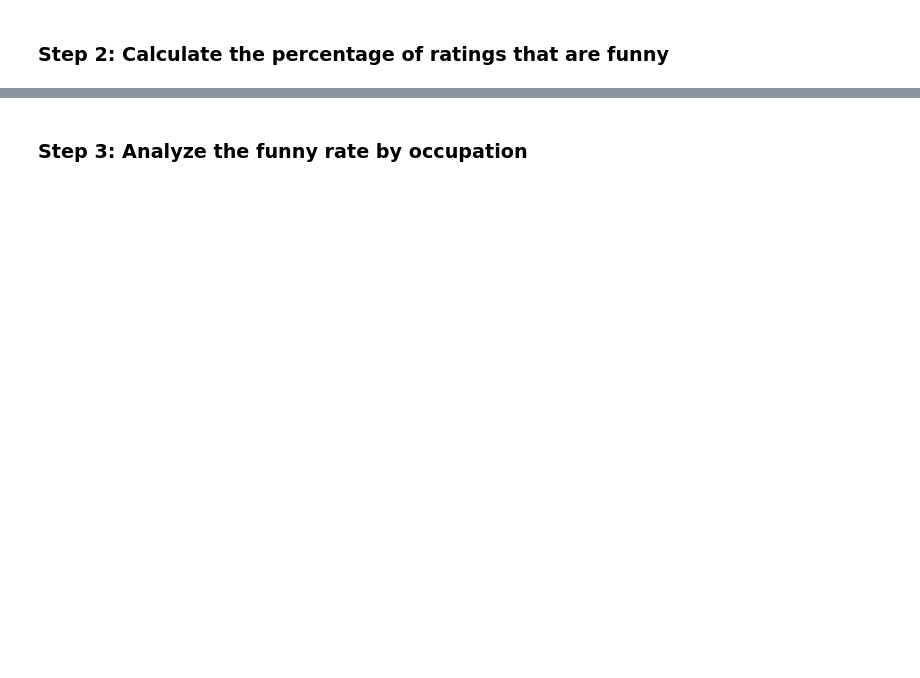
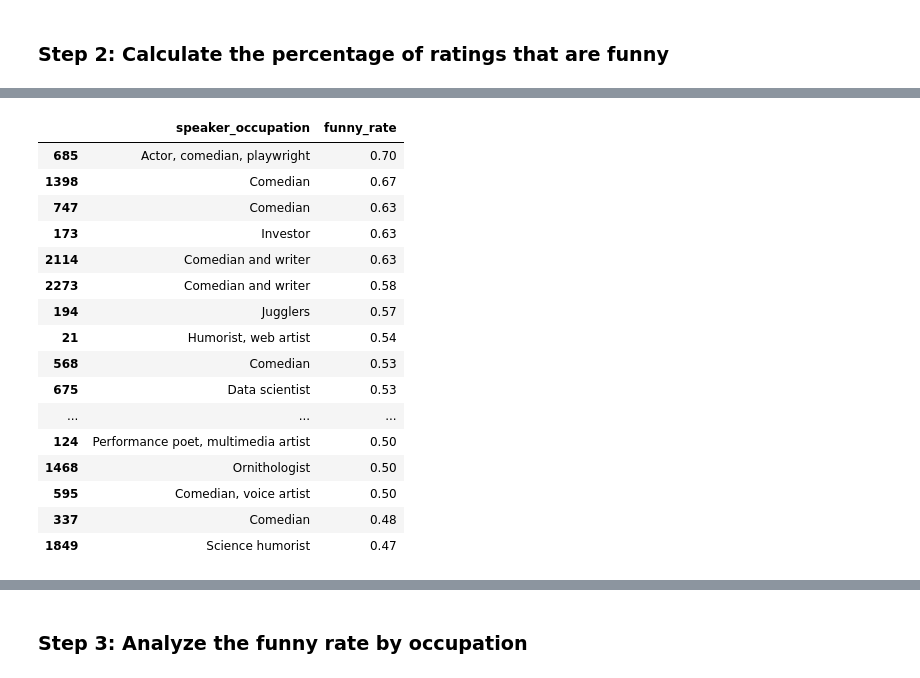
Before and after one commit to Dude346/Ted_Talks, a Jupyter notebook: ted_talk_analysis.ipynb, the cells around one changed output, grey strips where cells are left out. Cells and saved outputs as stored; diff of their text form; code cells hidden in the pictures; blank space fills up the shorter version.

```diff
--- a/ted_talk_analysis.ipynb
+++ b/ted_talk_analysis.ipynb
@@ -837,6 +861,8 @@ Name: ratings_list, dtype: object
 # %%
 # write a custom function
 def get_funny_ratings(list_of_dicts):
-    pass
+    for d in list_of_dicts:
+        if d['name'] == 'Funny':
+            return d['count']
 # %%
 # examine a record in which "Funny" is not the first dictionary
@@ -845,2 +877,4 @@ def get_funny_ratings(list_of_dicts):
 # %%
 # apply it to every element in the Series
+ted['funny_count'] = ted.ratings_list.apply(get_funny_ratings)
+ted.head()
@@ -849,4 +892,2 @@ def get_funny_ratings(list_of_dicts):
 # %% [markdown]
 ### Step 2: Calculate the percentage of ratings that are funny
-# %%
-ted['funny_rate'] =
@@ -854,0 +894,3 @@ SyntaxError: invalid syntax (<ipython-input-89-a17f5b941106>, line 1)
+# %%
+ted['funny_rate'] = np.round(ted.funny_count / ted.num_ratings, 2)
+ted.head()
@@ -858,2 +926,22 @@ ted.sort_values('funny_rate').speaker_occupation.tail(20)
+# %%
+ted.sort_values('funny_rate', ascending=False)[['speaker_occupation', 'funny_rate']].head(20)
+# %% [output]
+|  | speaker_occupation | funny_rate |
+| 685 | Actor, comedian, playwright | 0.70 |
+| 1398 | Comedian | 0.67 |
+| 747 | Comedian | 0.63 |
+| 173 | Investor | 0.63 |
+| 2114 | Comedian and writer | 0.63 |
+| 2273 | Comedian and writer | 0.58 |
+| 194 | Jugglers | 0.57 |
+| 21 | Humorist, web artist | 0.54 |
+| 568 | Comedian | 0.53 |
+| 675 | Data scientist | 0.53 |
+| ... | ... | ... |
+| 124 | Performance poet, multimedia artist | 0.50 |
+| 1468 | Ornithologist | 0.50 |
+| 595 | Comedian, voice artist | 0.50 |
+| 337 | Comedian | 0.48 |
+| 1849 | Science humorist | 0.47 |
 # %%
 # examine the occupations of the least funny talks
```
Also changed, not shown: parts of 27 cells of this notebook.
